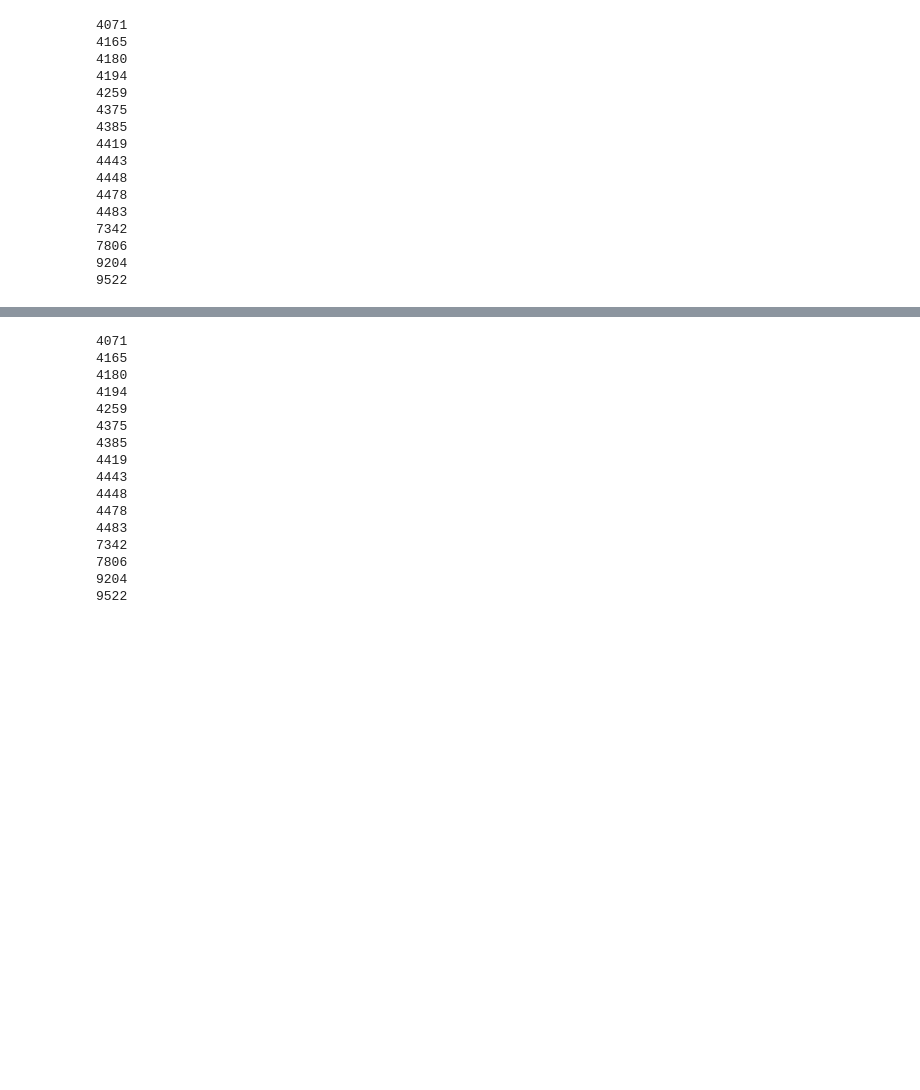
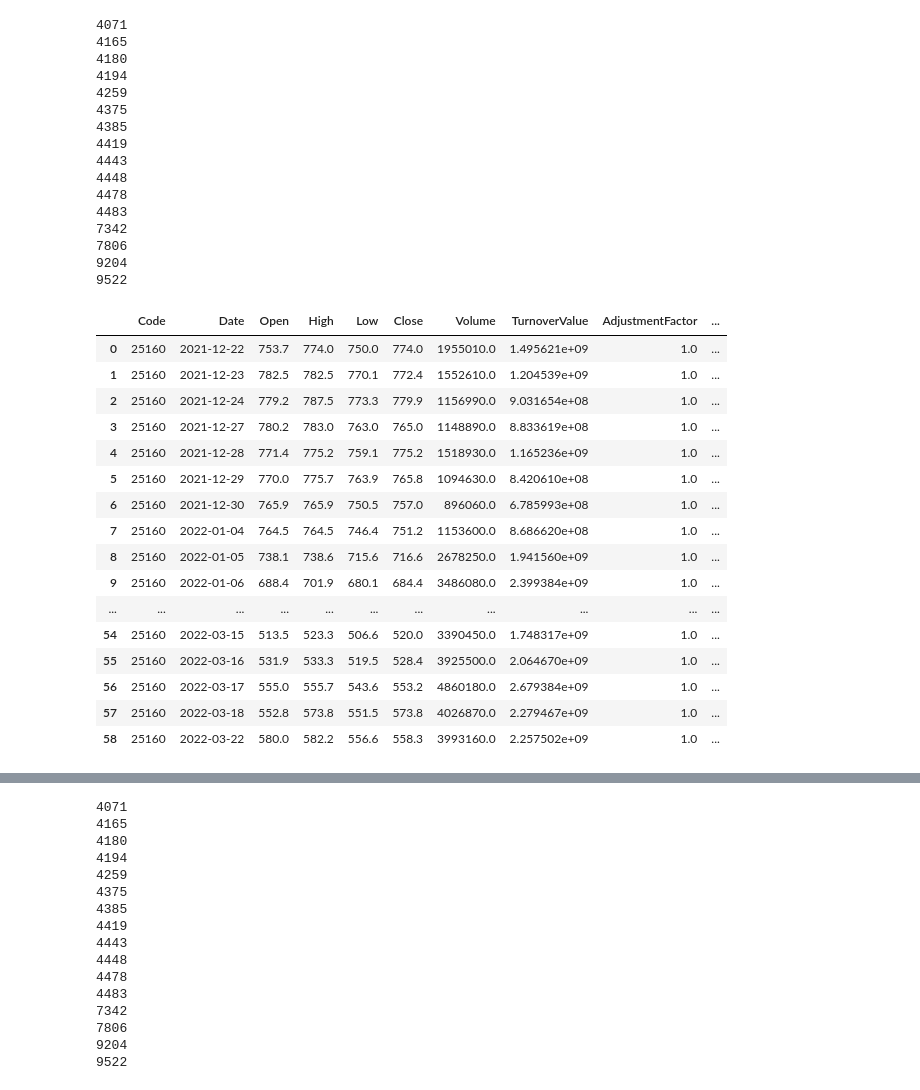
Before and after one commit to ryota1215/stock_tools, a Jupyter notebook: notebook/ipo_inspection.ipynb, the cells around one changed output, grey strips where cells are left out. Saved outputs shown, nothing was run; the diff lists cells and outputs as text; code cells hidden in the pictures; blank space fills up the shorter version.

```diff
--- a/notebook/ipo_inspection.ipynb
+++ b/notebook/ipo_inspection.ipynb
@@ -481,3 +481,23 @@ for code in dict_target_change_ipo.keys():
 # %%
 df1 = dict_target_change_ipo[code][0]
 df2 = dict_target_change_ipo[code][1]
+# %%
+df1
+# %% [output]
+|  | Code | Date | Open | High | Low | Close | Volume | TurnoverValue | AdjustmentFactor | ... |
+| 0 | 25160 | 2021-12-22 | 753.7 | 774.0 | 750.0 | 774.0 | 1955010.0 | 1.495621e+09 | 1.0 | ... |
+| 1 | 25160 | 2021-12-23 | 782.5 | 782.5 | 770.1 | 772.4 | 1552610.0 | 1.204539e+09 | 1.0 | ... |
+| 2 | 25160 | 2021-12-24 | 779.2 | 787.5 | 773.3 | 779.9 | 1156990.0 | 9.031654e+08 | 1.0 | ... |
+| 3 | 25160 | 2021-12-27 | 780.2 | 783.0 | 763.0 | 765.0 | 1148890.0 | 8.833619e+08 | 1.0 | ... |
+| 4 | 25160 | 2021-12-28 | 771.4 | 775.2 | 759.1 | 775.2 | 1518930.0 | 1.165236e+09 | 1.0 | ... |
+| 5 | 25160 | 2021-12-29 | 770.0 | 775.7 | 763.9 | 765.8 | 1094630.0 | 8.420610e+08 | 1.0 | ... |
+| 6 | 25160 | 2021-12-30 | 765.9 | 765.9 | 750.5 | 757.0 | 896060.0 | 6.785993e+08 | 1.0 | ... |
+| 7 | 25160 | 2022-01-04 | 764.5 | 764.5 | 746.4 | 751.2 | 1153600.0 | 8.686620e+08 | 1.0 | ... |
+| 8 | 25160 | 2022-01-05 | 738.1 | 738.6 | 715.6 | 716.6 | 2678250.0 | 1.941560e+09 | 1.0 | ... |
+| 9 | 25160 | 2022-01-06 | 688.4 | 701.9 | 680.1 | 684.4 | 3486080.0 | 2.399384e+09 | 1.0 | ... |
+| ... | ... | ... | ... | ... | ... | ... | ... | ... | ... | ... |
+| 54 | 25160 | 2022-03-15 | 513.5 | 523.3 | 506.6 | 520.0 | 3390450.0 | 1.748317e+09 | 1.0 | ... |
+| 55 | 25160 | 2022-03-16 | 531.9 | 533.3 | 519.5 | 528.4 | 3925500.0 | 2.064670e+09 | 1.0 | ... |
+| 56 | 25160 | 2022-03-17 | 555.0 | 555.7 | 543.6 | 553.2 | 4860180.0 | 2.679384e+09 | 1.0 | ... |
+| 57 | 25160 | 2022-03-18 | 552.8 | 573.8 | 551.5 | 573.8 | 4026870.0 | 2.279467e+09 | 1.0 | ... |
+| 58 | 25160 | 2022-03-22 | 580.0 | 582.2 | 556.6 | 558.3 | 3993160.0 | 2.257502e+09 | 1.0 | ... |
```
Also changed, not shown: parts of 10 cells of this notebook, 1 other file.
